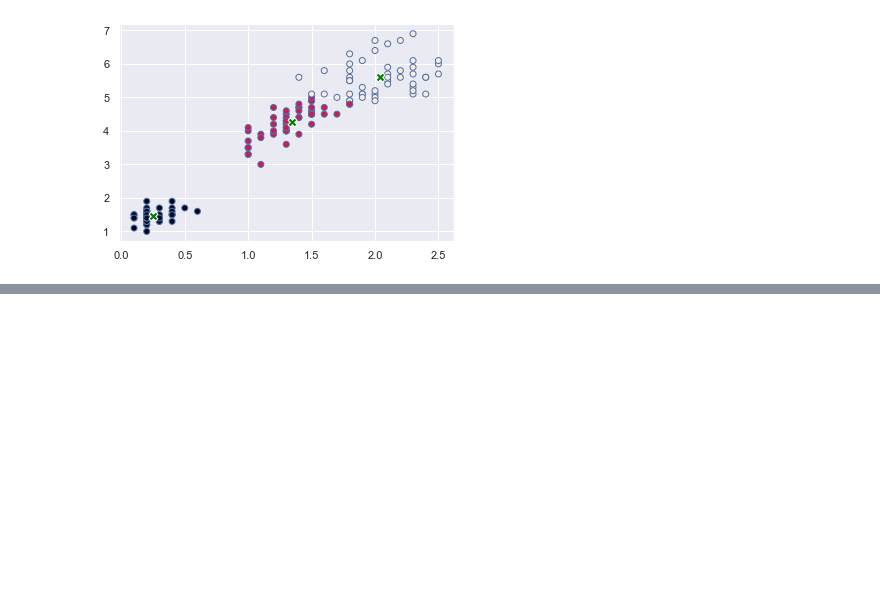
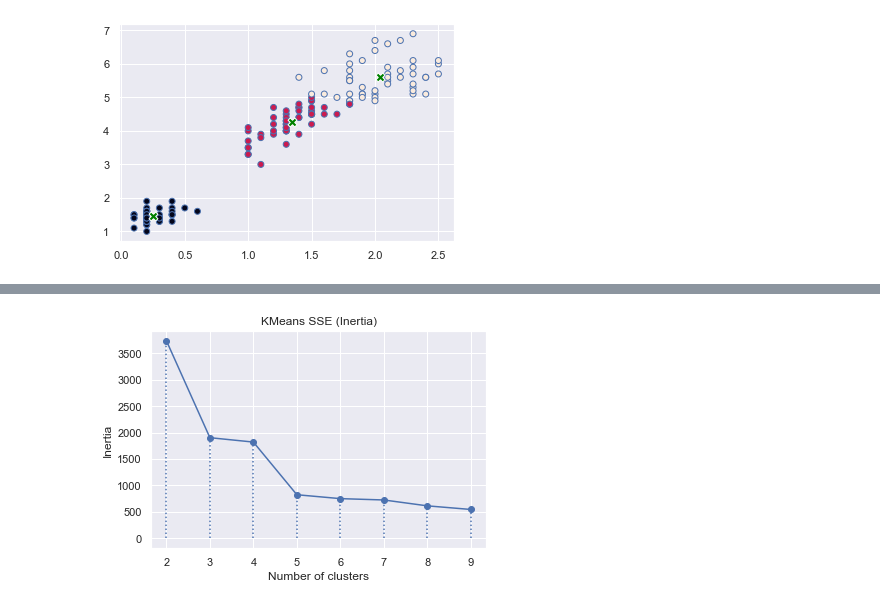
Before and after one commit to ClaraL27/ADM-HW4, a Jupyter notebook: kmeans.ipynb, the cells around one changed output, grey strips where cells are left out. Cells and saved outputs as stored; diff of their text form; code cells hidden in the pictures; blank space fills up the shorter version.

```diff
--- a/kmeans.ipynb
+++ b/kmeans.ipynb
@@ -27,0 +50,24 @@ model.display(features['petal.width'], features['petal.length'],
+# %%
+from sklearn.datasets import make_blobs
+
+X, y = make_blobs(
+    n_samples=500,
+    n_features=2,
+    centers=4,
+    cluster_std=1,
+    center_box=(-10.0, 10.0),
+    shuffle=True,
+    random_state=1,
+)
+
+data = pd.DataFrame(X)
+
+model = kmeans.KMeans(K = 5)
+model.fit(data)
+
+model.display(X[:,0], X[:,1],
+              show_centroids = True)
+# %%
+inertia = kmeans.elbow(data, range(2,10), plot = True)
+# %% [output]
+[figure, added]
```
Also changed, not shown: parts of 5 cells of this notebook, 1 other file.
